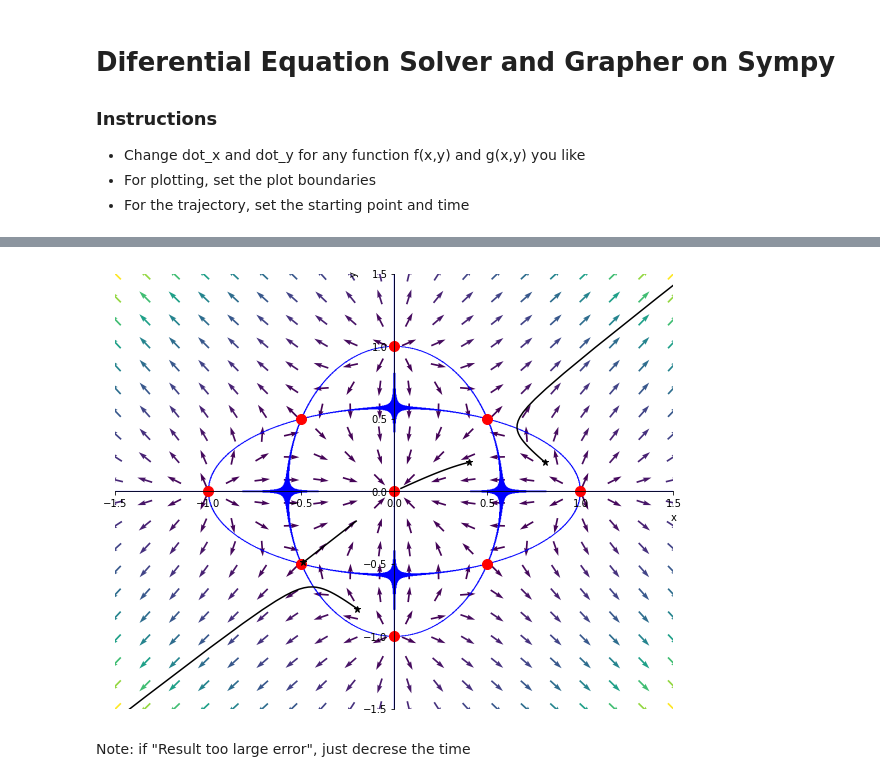
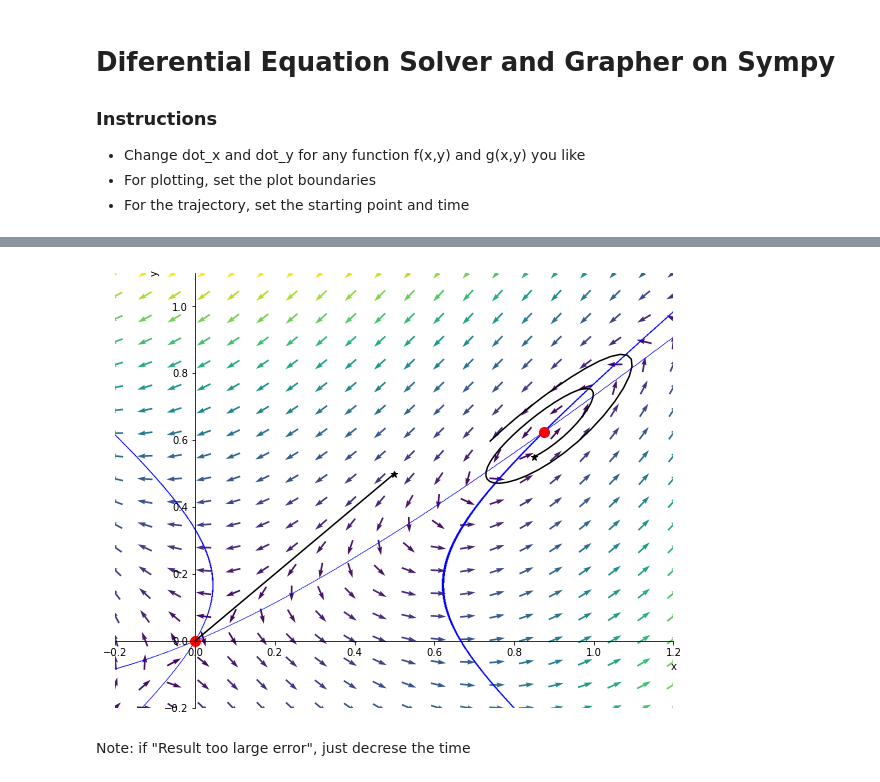
Before and after one commit to ndharari/diffeq, a Jupyter notebook: diffeq.ipynb, the cells around one changed output, grey strips where cells are left out. Saved outputs shown, nothing was run; the diff lists cells and outputs as text; code cells hidden in the pictures.

```diff
--- a/diffeq.ipynb
+++ b/diffeq.ipynb
@@ -24,8 +24,8 @@ def move_sympyplot_to_axes(p, ax):
     plt.close(backend.fig)
 # %%
 # Defining the equations via sympy
-dot_x = -x+x**3 +3*x*y**2   # f(x,y)
-dot_y = -y+y**3 +3*x**2*y            # g(x,y)
+dot_x = x-2*y +x**2 -y**2            # f(x,y)
+dot_y = -2*x +y +3*x**2-3*y**2           # g(x,y)
 display(Math('\dot{x} = '+ sm.latex(dot_x)))
 display(Math('\dot{y} = '+ sm.latex(dot_y)))
 # %% [output]
@@ -53,7 +47,12 @@ equilibria = sm.solve((dot_x_Equal, dot_y_Equal), x, y, dict=True)
 #equilibria = [{x: 0, y: 0}]
 # %%
 # Gives the value of the linear approximation for the Second Lyapunov Method
+# And the characteristic Polinomial
 for eq in equilibria:
     if sm.im(eq[x])==0 and sm.im(eq[y]) ==0: # Excludes imaginary equilibria
-        display(Math("A\Big|_{(" +sm.latex(eq[x]) + "," + sm.latex(eq[y])+ ")} : "+sm.latex(A_matrix.subs(eq))))
+        matrix_subbed = A_matrix.subs(eq)
+        display(Math("A\Big|_{(" +sm.latex(eq[x]) + "," + sm.latex(eq[y])+ ")} = "+
+                     sm.latex(matrix_subbed)))
+        display(Math("p(\lambda)\Big|_{(" +sm.latex(eq[x]) + "," + sm.latex(eq[y])+ ")}="+
+                     sm.latex(matrix_subbed.charpoly())))
 # %% [output]
@@ -101,10 +88,10 @@ ax = fig.add_subplot(1,1,1)
 # ax.set_title("Sistema diferencial")
 
 # Setting Plot Boundaries (needed of sympy)
-x_min, y_min, y_max, x_max = -1.5, -1.5, 1.5, 1.5
+x_min, y_min, x_max, y_max,  = -.2, -.2, 1.2, 1.1
 # For plotting the trajectory
-time, dt = 25, 0.1
-initial_pairs = [(-.49, -.49), (.4, .2), (-.2, -.81), (.81, .2)] #List of the form [(x_0, y_0)]
+time, dt = 60, 0.1
+initial_pairs = [(.85, .55), (.5, .5)] #List of the form [(x_0, y_0)]
 # Choose if normalization of vectors is applied
 normalize = True
 
@@ -137,34 +124,34 @@ for pair in initial_pairs:
     ax.plot(x_list, y_list, color="black")
 
 
 # Quiverplot
 # create a grid and set the dir vecs
 X, Y = np.meshgrid(x_line, y_line)
 x_dir, y_dir = x_movement(X,Y), y_movement(X,Y)
 # prepare the colour and normalization factor
 norm = np.sqrt(x_dir**2 + y_dir**2)
 
 #Normalize
 if normalize:
     x_dir /= norm
     y_dir /= norm
 
 plt.quiver(X, Y,
            x_dir,
            y_dir,
            norm,
            pivot='mid')
 
 # Plot Nullclines
 p1 = sm.plot_implicit(dot_x_Equal, (x, x_min, x_max), (y, y_min, y_max), show= False)
 p2 = sm.plot_implicit(dot_y_Equal, (x, x_min, x_max), (y, y_min, y_max), show= False)
 
 move_sympyplot_to_axes(p1, ax)
 move_sympyplot_to_axes(p2, ax)
 
 plt.show()
 # %% [output]
-[figure, old version]
+[figure, new version]
 # %% [markdown]
 Note: if "Result too large error", just decrese the time
 # %% [markdown]
```
Also changed, not shown: parts of 5 cells of this notebook.
